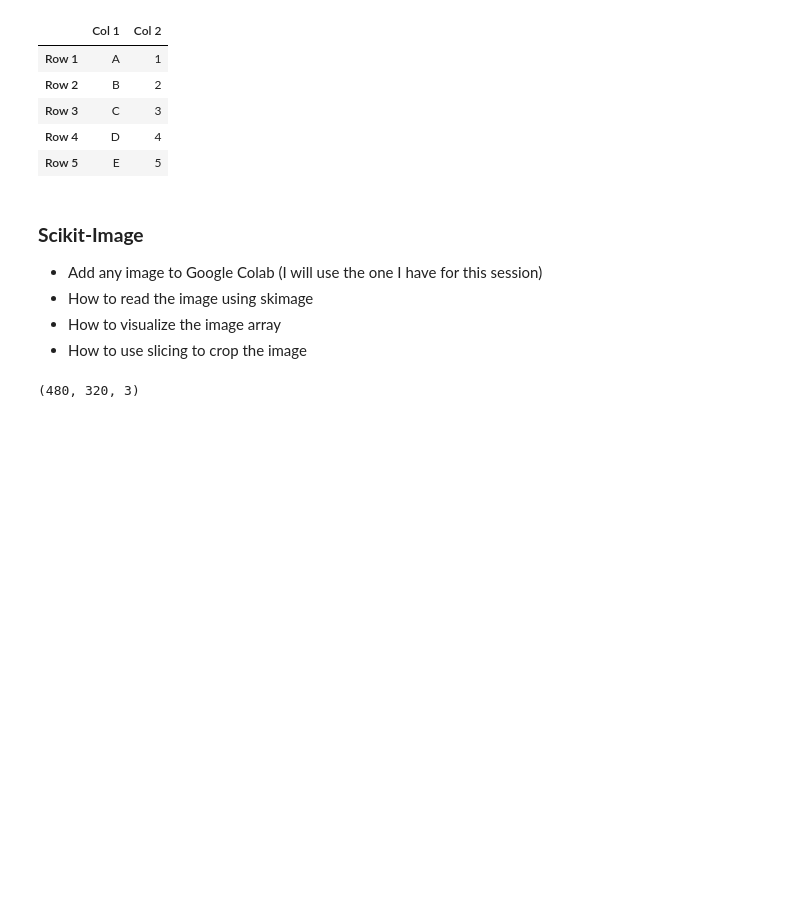
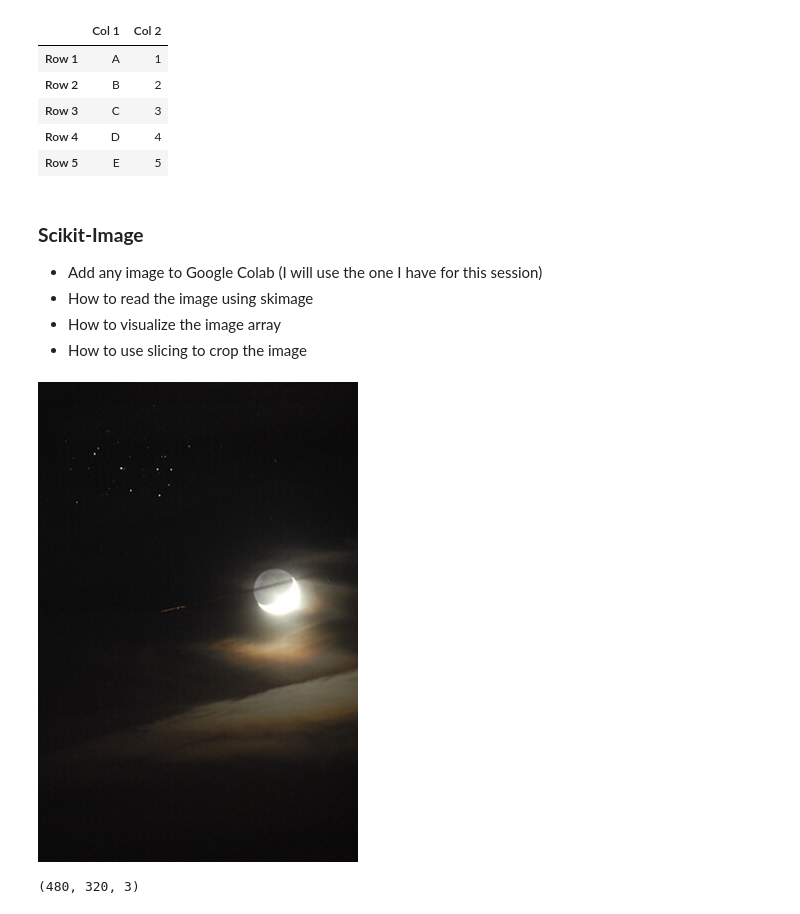
Before and after one commit to MauricioRPF/Spartificial_ML, a Jupyter notebook: W2S3_Python_Libraries_(Completed).ipynb, the cells around one changed output. Saved outputs shown, nothing was run; the diff lists cells and outputs as text; code cells hidden in the pictures; blank space fills up the shorter version.

```diff
--- a/W2S3_Python_Libraries_(Completed).ipynb
+++ b/W2S3_Python_Libraries_(Completed).ipynb
@@ -185,6 +185,24 @@ df_from_array.to_csv('SampleDataFrame.csv')
 * How to read the image using skimage
 * How to visualize the image array
 * How to use slicing to crop the image
+# %%
+import requests
+
+# URL of the image from GitHub
+url = 'https://github.com/MauricioRPF/Spartificial_ML/blob/main/W2S3_Content_Moon-Pleiades-AirplaneLR.jpg?raw=true'
+
+# Download the image
+response = requests.get(url)
+
+# Save the image to a file
+with open('image.jpg', 'wb') as file:
+    file.write(response.content)
+
+# Display the image
+from IPython.display import Image
+Image('image.jpg')
+# %% [output]
+[figure, added]
 # %%
 # Get the imread from skimage's io
 from skimage.io import imread
```
Also changed, not shown: parts of 6 cells of this notebook.
